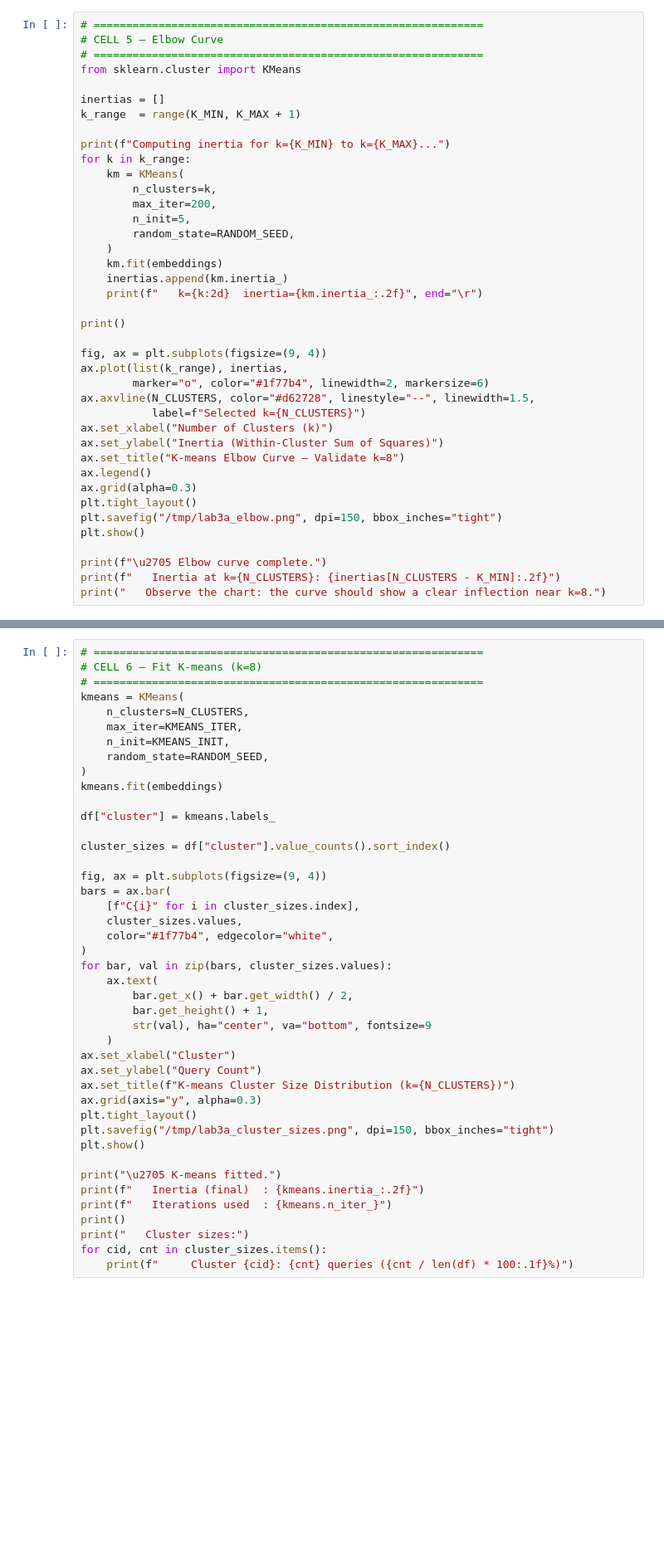
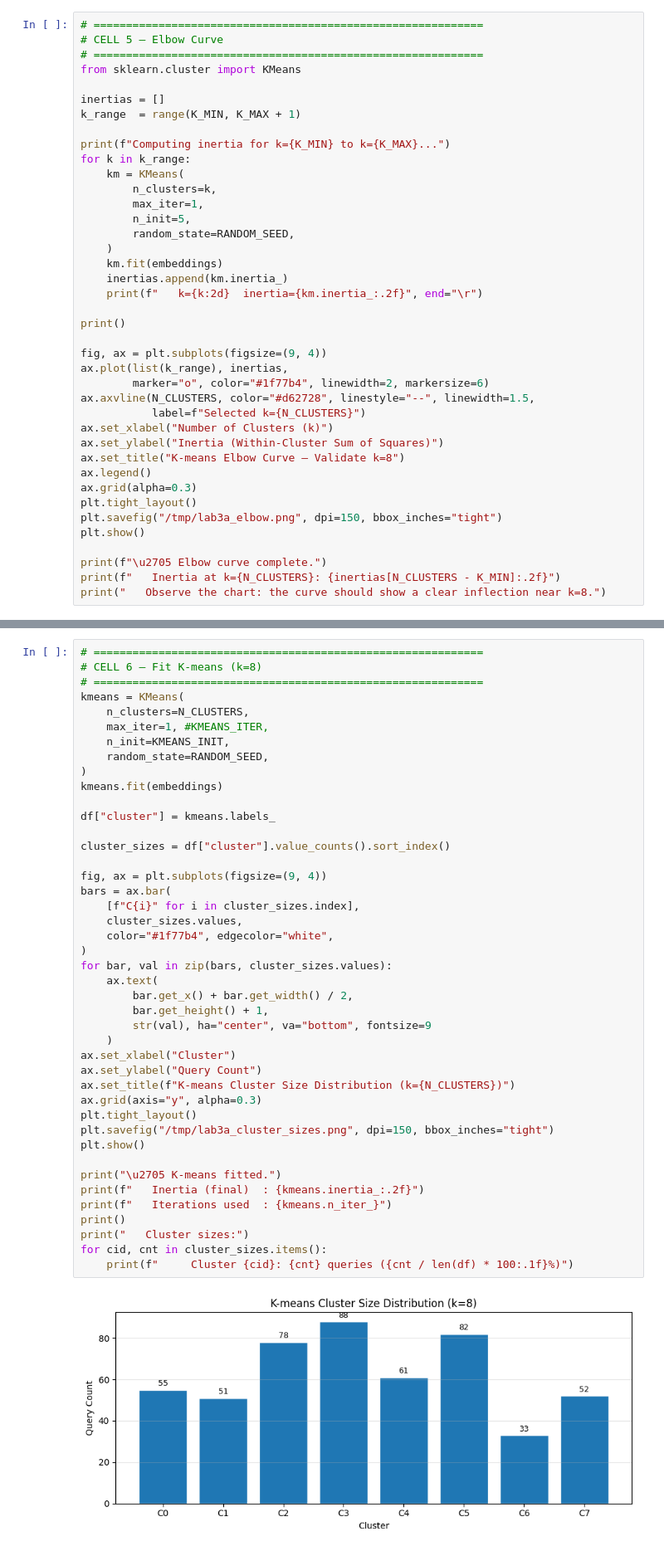
Before and after one commit to mlyu2000/DevDay-Workshop, a Jupyter notebook: 03_lab3a_query_log_csv.ipynb, the cells around one changed output, grey strips where cells are left out. Shown at 83% size. Drawn from its saved outputs; the diff is of its cells as text; blank space fills up the shorter version.

```diff
--- a/03_lab3a_query_log_csv.ipynb
+++ b/03_lab3a_query_log_csv.ipynb
@@ -452,7 +496,7 @@ print(f"Computing inertia for k={K_MIN} to k={K_MAX}...")
 for k in k_range:
     km = KMeans(
         n_clusters=k,
-        max_iter=200,
+        max_iter=1,
         n_init=5,
         random_state=RANDOM_SEED,
     )
@@ -492,7 +539,7 @@ With k=8 validated by the elbow curve, we fit the final K-means model and assign
 # ============================================================
 kmeans = KMeans(
     n_clusters=N_CLUSTERS,
-    max_iter=KMEANS_ITER,
+    max_iter=1, #KMEANS_ITER,
     n_init=KMEANS_INIT,
     random_state=RANDOM_SEED,
 )
@@ -502,30 +549,32 @@ df["cluster"] = kmeans.labels_
 
 cluster_sizes = df["cluster"].value_counts().sort_index()
 
 fig, ax = plt.subplots(figsize=(9, 4))
 bars = ax.bar(
     [f"C{i}" for i in cluster_sizes.index],
     cluster_sizes.values,
     color="#1f77b4", edgecolor="white",
 )
 for bar, val in zip(bars, cluster_sizes.values):
     ax.text(
         bar.get_x() + bar.get_width() / 2,
         bar.get_height() + 1,
         str(val), ha="center", va="bottom", fontsize=9
     )
 ax.set_xlabel("Cluster")
 ax.set_ylabel("Query Count")
 ax.set_title(f"K-means Cluster Size Distribution (k={N_CLUSTERS})")
 ax.grid(axis="y", alpha=0.3)
 plt.tight_layout()
 plt.savefig("/tmp/lab3a_cluster_sizes.png", dpi=150, bbox_inches="tight")
 plt.show()
 
 print("\u2705 K-means fitted.")
 print(f"   Inertia (final)  : {kmeans.inertia_:.2f}")
 print(f"   Iterations used  : {kmeans.n_iter_}")
 print()
 print("   Cluster sizes:")
 for cid, cnt in cluster_sizes.items():
     print(f"     Cluster {cid}: {cnt} queries ({cnt / len(df) * 100:.1f}%)")
+# %% [output]
+[figure, added]
```
Also changed, not shown: parts of 12 cells of this notebook, 1 other file.
